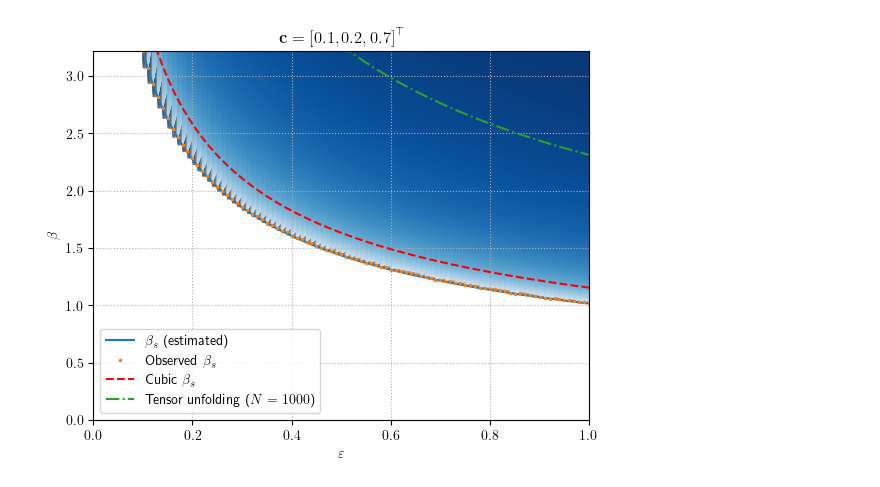
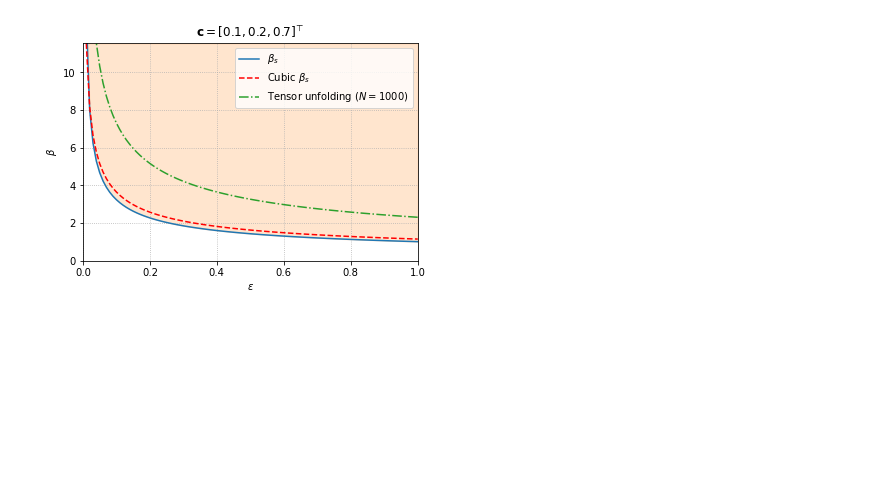
Before and after one commit to HugoLebeau/tensor_rank1approx, a Jupyter notebook: phase_transition.ipynb, the cells around one changed output. Saved outputs shown, nothing was run; the diff lists cells and outputs as text; code cells hidden in the pictures; blank space fills up the shorter version.

Commit message:
update phase transition plots

```diff
--- a/phase_transition.ipynb
+++ b/phase_transition.ipynb
@@ -6,8 +6,6 @@ from tqdm import tqdm
 import tensor_utils as utils
 
 np.random.seed(14159)
-plt.style.use('default')
-plt.rcParams["text.usetex"] = True
 # %%
 # Set parameters
 c = np.array([0.1, 0.2, 0.7])
@@ -20,14 +18,14 @@ setting = "$\\mathbf{{c}} = {{{}}}^\\top$".format(list(np.round(c, 2)))
 # Compute asymptotic alignments, phase transition and kernel phase transition
 eps_r = np.linspace(0.01, 1, 100)
 sigma_r = np.tile(np.linspace(0.1, 5, 1000), (eps_r.size, 1))*eps_r[:, None]
-tol = 1e-5
+tol = 1e-3
 
 mask = np.zeros_like(sigma_r, dtype=bool)
 beta_r = np.empty_like(sigma_r)*np.nan
 align_r = np.empty((*sigma_r.shape, c.size))*np.nan
 idx_pht = np.zeros_like(eps_r, dtype=int)
-beta_pht = np.empty_like(eps_r)*np.nan
-align_pht = np.empty((eps_r.size, d))*np.nan
+beta_pht = np.zeros_like(eps_r)
+align_pht = np.zeros((eps_r.size, d))
 
 for i, eps in enumerate(tqdm(eps_r)):
     gg = utils.stieltjes(sigma_r[i], c, eps)
@@ -41,10 +39,9 @@ for i, eps in enumerate(tqdm(eps_r)):
         beta_r[i][:idx_pht[i]] = np.linspace(0, beta_r[i][idx_pht[i]], idx_pht[i])
         sigma_r[i][:idx_pht[i]] = np.nan
         align_r[i][:idx_pht[i]] = 0
-        if idx_pht[i] != 0:
-            beta_pht[i] = beta_r[i, idx_pht[i]] # beta at phase transition
-            align_pht[i] = align_r[i, idx_pht[i]] # alignments at phase transition
+    beta_pht[i], align_pht[i] = utils.phase_transition(c, eps) # beta and alignments at phase transition
 
+beta_pht_cubic = np.sqrt(((d-1)/(eps_r*d))*((d-1)/(d-2))**(d-2)) # beta at phase transition in the cubic case
 kernel_pht = ct**0.25/np.sqrt(eps_r) # kernel phase transition
 # %%
 i_eps = 24
@@ -81,27 +78,18 @@ plt.title(setting_eps);
 # %%
-mask_pht = ~np.isnan(beta_pht)
-mean_align = np.mean(align_r, axis=-1)[mask_pht]
-for i in range(np.sum(mask_pht)):
-    mean_align[i, :idx_pht[mask_pht][i]] = np.nan
-eps_mesh = np.tile(eps_r[mask_pht, None], (1, beta_r.shape[1]))
-beta_mesh = beta_r[mask_pht]
-const = np.nanmin(beta_pht*np.sqrt(eps_r))
-
-beta_pht_max = np.nanmax(beta_pht)
-plt.plot(eps_r, const/np.sqrt(eps_r), color='C0', ls='-', label="$\\beta_s$ (estimated)")
-plt.plot(eps_r, beta_pht, color='C1', marker='.', markersize=3, ls='', label="Observed $\\beta_s$")
-plt.plot(eps_r, np.sqrt(((d-1)/(eps_r*d))*((d-1)/(d-2))**(d-2)), color='red', ls='--', label="Cubic $\\beta_s$")
+ymax = min(beta_pht.max(), beta_pht_cubic.max(), kernel_pht.max())
+plt.plot(eps_r, beta_pht, color='C0', ls='-', label="$\\beta_s$")
+plt.plot(eps_r, beta_pht_cubic, color='red', ls='--', label="Cubic $\\beta_s$")
 plt.plot(eps_r, kernel_pht, color='C2', ls='-.', label="Tensor unfolding ($N = {}$)".format(N))
-plt.pcolormesh(eps_mesh, beta_mesh, mean_align, shading='gouraud', cmap='Blues')
+plt.fill_between(eps_r, beta_pht, ymax, color='C1', alpha=.2)
 plt.grid(ls=':')
 plt.xlim(0, 1)
-plt.ylim(0, beta_pht_max)
+plt.ylim(0, ymax)
 plt.xlabel("$\\varepsilon$")
 plt.ylabel("$\\beta$")
 plt.legend()
 plt.title(setting);
 # %% [output]
-[figure, old version]
+[figure, new version]
 # %%
 plt.plot(eps_r, align_pht, ls='', marker='.')
 plt.axhline(y=np.sqrt((d-2)/(d-1)), ls='--', color='red', label="$\\sqrt{\\frac{d-2}{d-1}}$")
```
Also changed, not shown: parts of 3 cells of this notebook.
